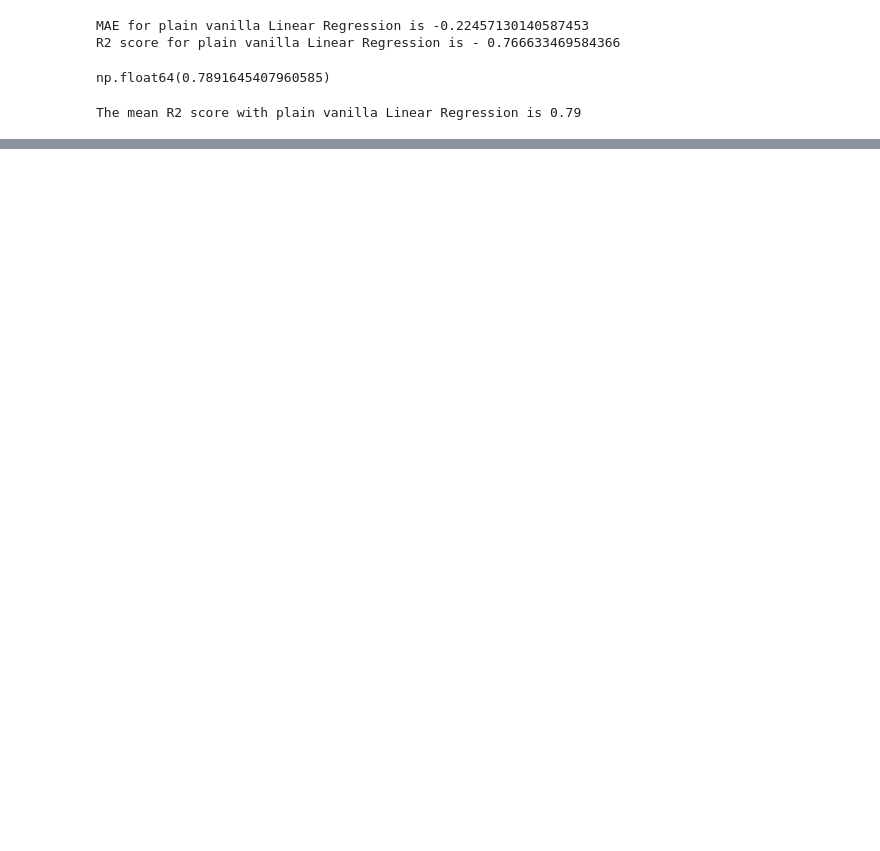
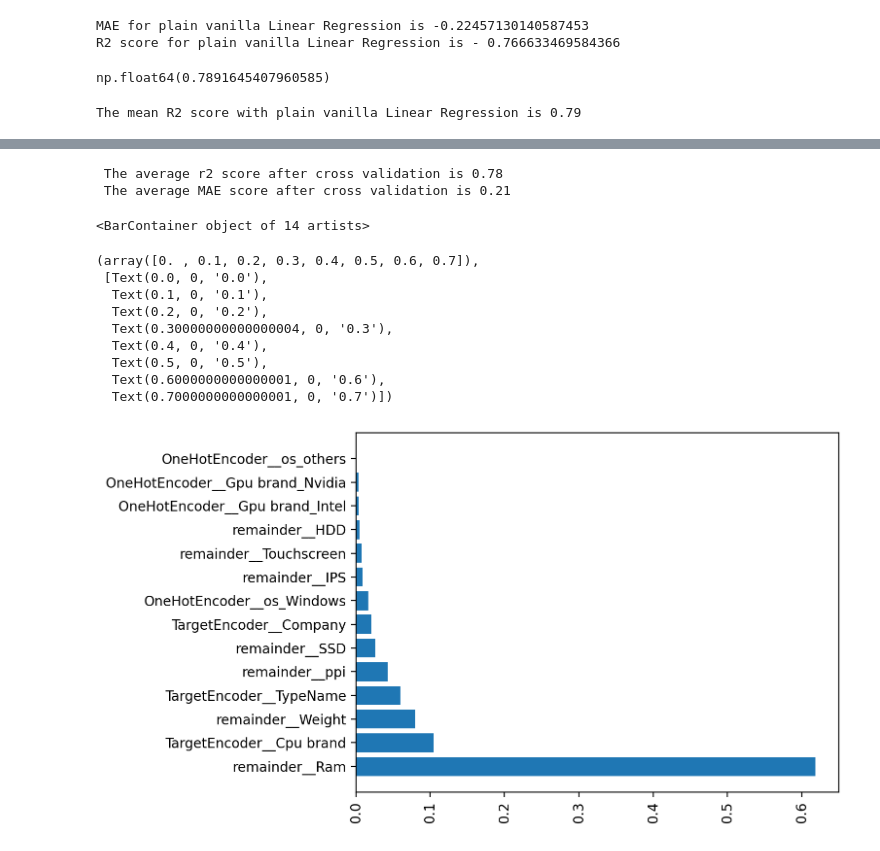
Before and after one commit to gvsreekar/Laptop-price-prediction, a Jupyter notebook: notebooks/model.ipynb, the cells around one changed output, grey strips where cells are left out. Drawn from its saved outputs; the diff is of its cells as text; code cells hidden in the pictures; blank space fills up the shorter version.

Commit message:
Plain vanilla Decision Tree regressor

```diff
--- a/notebooks/model.ipynb
+++ b/notebooks/model.ipynb
@@ -838 +879,16 @@ from sklearn.model_selection import GridSearchCV
 import statsmodels.api as sm
+# %%
+# Let's check different algorithms now.
+# Decision Tree Regressor
+
+from sklearn.tree import DecisionTreeRegressor
+
+model2 = DecisionTreeRegressor()
+
+pipe2 = Pipeline(steps=[
+('step_1',step_1),
+('step_2',step_2),
+('model2',model2)
+])
+# %%
+pipe2.fit(X_train,y_train)
@@ -838,0 +913,28 @@ import statsmodels.api as sm
+# %%
+from sklearn.model_selection import cross_validate
+cv_results = cross_validate(pipe2,X_train,y_train,cv=5,scoring=['r2','neg_mean_absolute_error'])
+
+print(f" The average r2 score after cross validation is {round(cv_results['test_r2'].mean(),2)}")
+print(f" The average MAE score after cross validation is {-round(cv_results['test_neg_mean_absolute_error'].mean(),2)}")
+# %% [output]
+ The average r2 score after cross validation is 0.78
+ The average MAE score after cross validation is 0.21
+# %%
+importances = pipe2.named_steps['model2'].feature_importances_
+order =np.argsort(importances)[::-1]
+labels = [pipe.named_steps['step_1'].get_feature_names_out()[i] for i in order]
+plt.barh(labels,np.sort(importances)[::-1])
+plt.xticks(rotation=90)
+plt.show()
+# %% [output]
+<BarContainer object of 14 artists>
+(array([0. , 0.1, 0.2, 0.3, 0.4, 0.5, 0.6, 0.7]),
+ [Text(0.0, 0, '0.0'),
+  Text(0.1, 0, '0.1'),
+  Text(0.2, 0, '0.2'),
+  Text(0.30000000000000004, 0, '0.3'),
+  Text(0.4, 0, '0.4'),
+  Text(0.5, 0, '0.5'),
+  Text(0.6000000000000001, 0, '0.6'),
+  Text(0.7000000000000001, 0, '0.7')])
+[figure, added]
```
Also changed, not shown: parts of 6 cells of this notebook.
